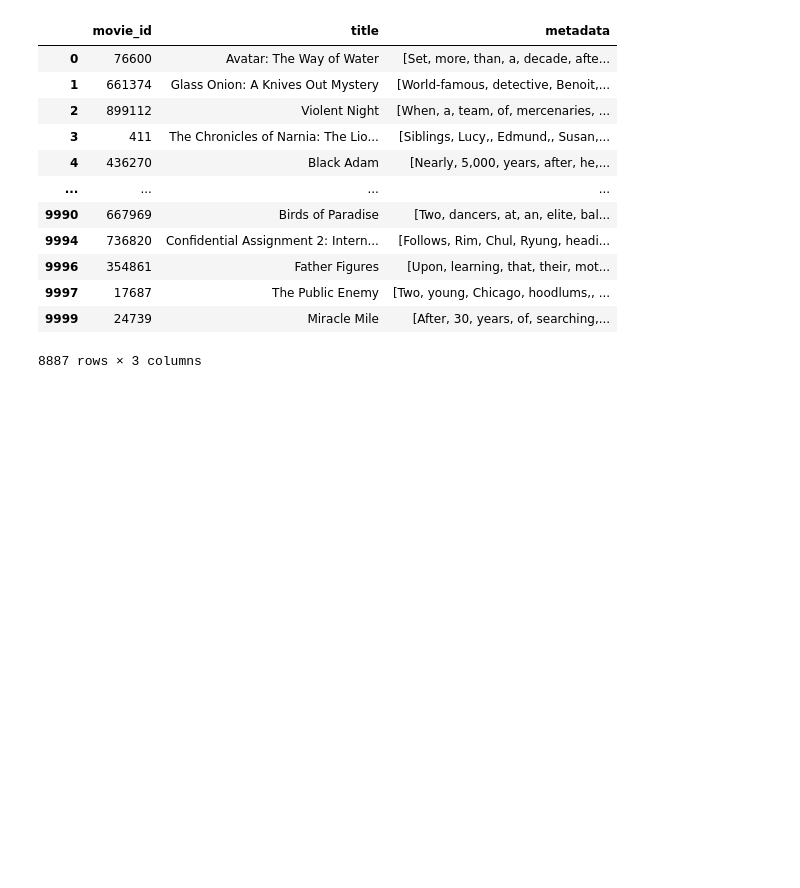
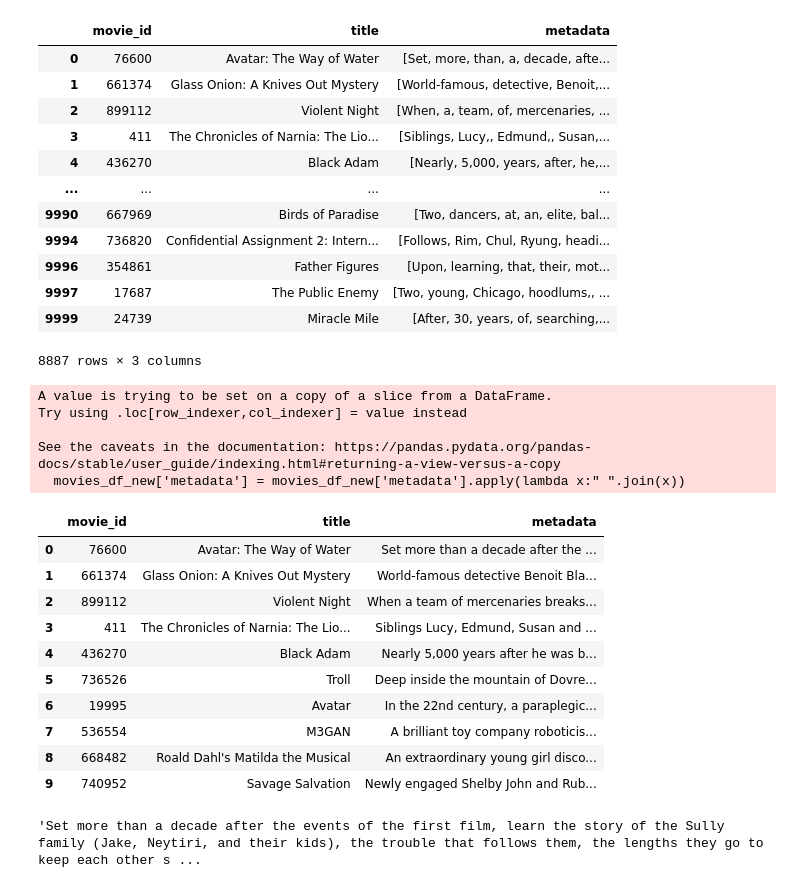
Before and after one commit to dagbolade/Movie-recommendation-system, a Jupyter notebook: new.ipynb, the cells around one changed output. Saved outputs shown, nothing was run; the diff lists cells and outputs as text; code cells hidden in the pictures; blank space fills up the shorter version.

Commit message:
created a metadata column to contain all features of the movies

```diff
--- a/new.ipynb
+++ b/new.ipynb
@@ -448,3 +448,30 @@ movies_df_new
 | 9997 | 17687 | The Public Enemy | [Two, young, Chicago, hoodlums,, ... |
 | 9999 | 24739 | Miracle Mile | [After, 30, years, of, searching,... |
 8887 rows × 3 columns
+# %%
+#convert the metadata column to string
+movies_df_new['metadata'] = movies_df_new['metadata'].apply(lambda x:" ".join(x))
+# %% [output]
+A value is trying to be set on a copy of a slice from a DataFrame.
+Try using .loc[row_indexer,col_indexer] = value instead
+
+See the caveats in the documentation: https://pandas.pydata.org/pandas-docs/stable/user_guide/indexing.html#returning-a-view-versus-a-copy
+  movies_df_new['metadata'] = movies_df_new['metadata'].apply(lambda x:" ".join(x))
+# %%
+movies_df_new.head(10)
+# %% [output]
+|  | movie_id | title | metadata |
+| 0 | 76600 | Avatar: The Way of Water | Set more than a decade after the ... |
+| 1 | 661374 | Glass Onion: A Knives Out Mystery | World-famous detective Benoit Bla... |
+| 2 | 899112 | Violent Night | When a team of mercenaries breaks... |
+| 3 | 411 | The Chronicles of Narnia: The Lio... | Siblings Lucy, Edmund, Susan and ... |
+| 4 | 436270 | Black Adam | Nearly 5,000 years after he was b... |
+| 5 | 736526 | Troll | Deep inside the mountain of Dovre... |
+| 6 | 19995 | Avatar | In the 22nd century, a paraplegic... |
+| 7 | 536554 | M3GAN | A brilliant toy company roboticis... |
+| 8 | 668482 | Roald Dahl's Matilda the Musical | An extraordinary young girl disco... |
+| 9 | 740952 | Savage Salvation | Newly engaged Shelby John and Rub... |
+# %%
+movies_df_new['metadata'][0]
+# %% [output]
+'Set more than a decade after the events of the first film, learn the story of the Sully family (Jake, Neytiri, and their kids), the trouble that follows them, the lengths they go to keep each other s ...
```
